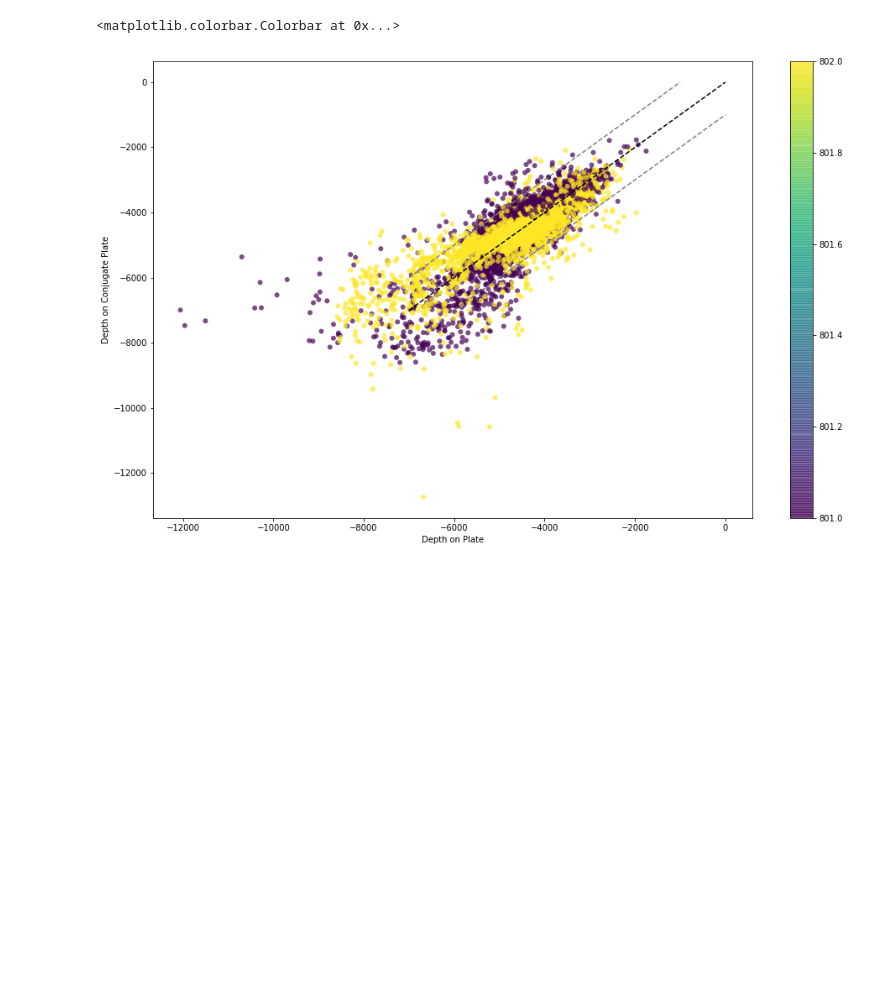
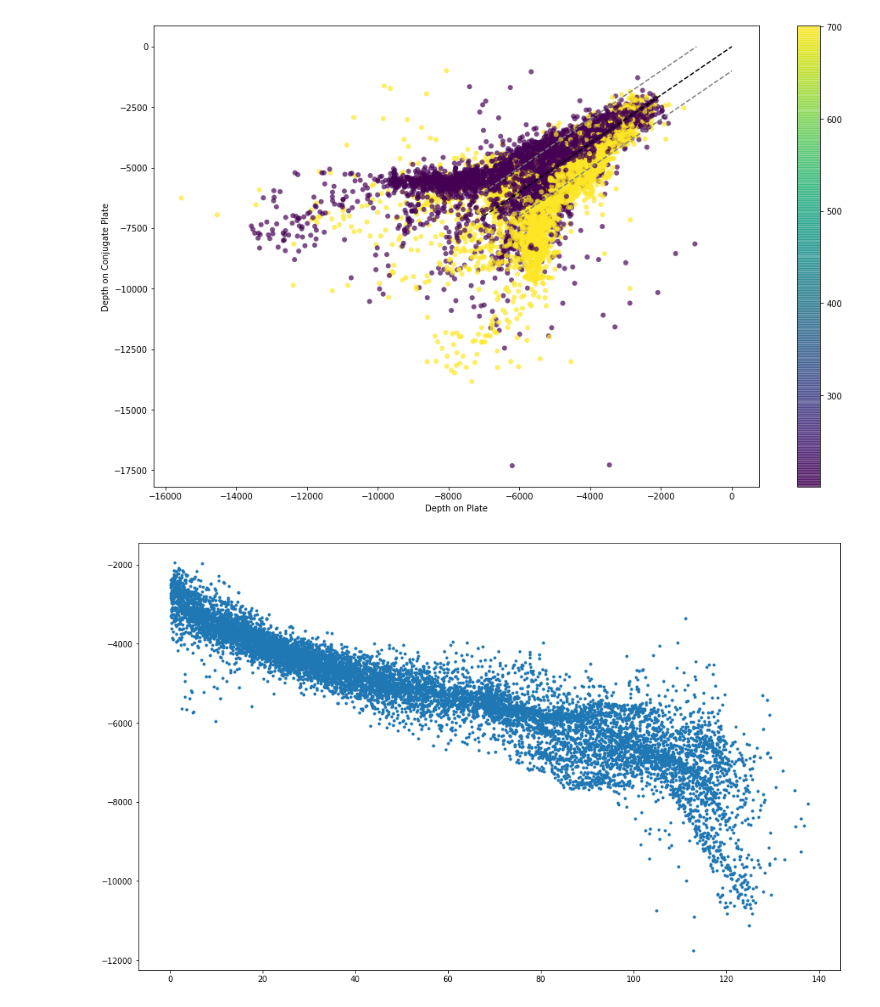
Before and after one commit to siwill22/paleotopography, a Jupyter notebook: dev/paleobathymetry-backtracking.ipynb, the cells around one changed output. Cells and saved outputs as stored; diff of their text form; code cells hidden in the pictures; blank space fills up the shorter version.

```diff
--- a/dev/paleobathymetry-backtracking.ipynb
+++ b/dev/paleobathymetry-backtracking.ipynb
@@ -96,0 +123,6 @@ plt.show()
+# %%
+points_and_conjugate_points = return_conjugate_points([701,201])
+
+plt.plot(zip(*points_and_conjugate_points)[0],zip(*points_and_conjugate_points)[1],'.')
+plt.plot(zip(*points_and_conjugate_points)[2],zip(*points_and_conjugate_points)[3],'r.')
+plt.show()
@@ -97,53 +131,34 @@ plt.show()
 # %%
-rho_mantle = 3300
-rho_water = 1030
-phi = 0.56
-c = 4.5
-#q = 2500
-
-def get_unloaded_bsmt_depth(lons,lats):
-
-    point_depth = topography.sample_using_gmt(lons, lats)
-
-    point_sed_thick = sediment_thickness.sample_using_gmt(lons, lats)
-
-    rhoSbar = ts.AverageSedimentDensity(point_sed_thick, phi=phi, c=c)
-
-    q = ts.AverageDensityAboveBasement(rhoSbar,point_sed_thick,point_depth)
-
-    delta_z = (rho_mantle*point_sed_thick - q) / (rho_mantle - rho_water)
-
-    unloaded_bsmt_depth = point_depth - delta_z
-
-    return unloaded_bsmt_depth
-
-
 
 point_depth = get_unloaded_bsmt_depth(zip(*points_and_conjugate_points)[0],zip(*points_and_conjugate_points)[1])
 conj_point_depth = get_unloaded_bsmt_depth(zip(*points_and_conjugate_points)[2],zip(*points_and_conjugate_points)[3])
 
 point_depth_mask = anomalous_ocean.sample_using_gmt(zip(*points_and_conjugate_points)[0],zip(*points_and_conjugate_points)[1])
 conj_point_depth_mask = anomalous_ocean.sample_using_gmt(zip(*points_and_conjugate_points)[2],zip(*points_and_conjugate_points)[3])
 mask = np.any(np.vstack((point_depth_mask,conj_point_depth_mask)),axis=0)
 
 
 #print point_depth[mask]
 #print zip(*points_and_conjugate_points)[4][mask]
 
 plt.figure(figsize=(16,10))
 #plt.plot(point_depth,conj_point_depth,'r.',alpha=0.7)
 #plt.plot(point_depth_701,conj_point_depth_701,'b.',alpha=0.7)
 plt.scatter(point_depth[~mask],conj_point_depth[~mask],c=np.array(zip(*points_and_conjugate_points)[4])[~mask],edgecolors='',alpha=0.7)
 plt.plot([-7000,0],[-7000,0],'k--')
 plt.plot([-7000,-1000],[-6000,0],'--',color='gray')
 plt.plot([-6000,0],[-7000,-1000],'--',color='gray')
 plt.xlabel('Depth on Plate')
 plt.ylabel('Depth on Conjugate Plate')
 #plt.legend(['South America','Africa'])
 plt.colorbar()
+
+plt.figure(figsize=(16,10))
+plt.plot(np.array(zip(*points_and_conjugate_points)[5])[~mask],np.mean(np.vstack((point_depth,conj_point_depth)),axis=0)[~mask],'.')
+plt.show()
 # %% [output]
-<matplotlib.colorbar.Colorbar at 0x...>
-[figure, old version]
+[figure, new version]
+[figure, added]
 # %%
 plt.figure(figsize=(12,8))
 plt.scatter(np.array(zip(*points_and_conjugate_points)[0])[~mask],
```
Also changed, not shown: parts of 10 cells of this notebook, 1 other file.
